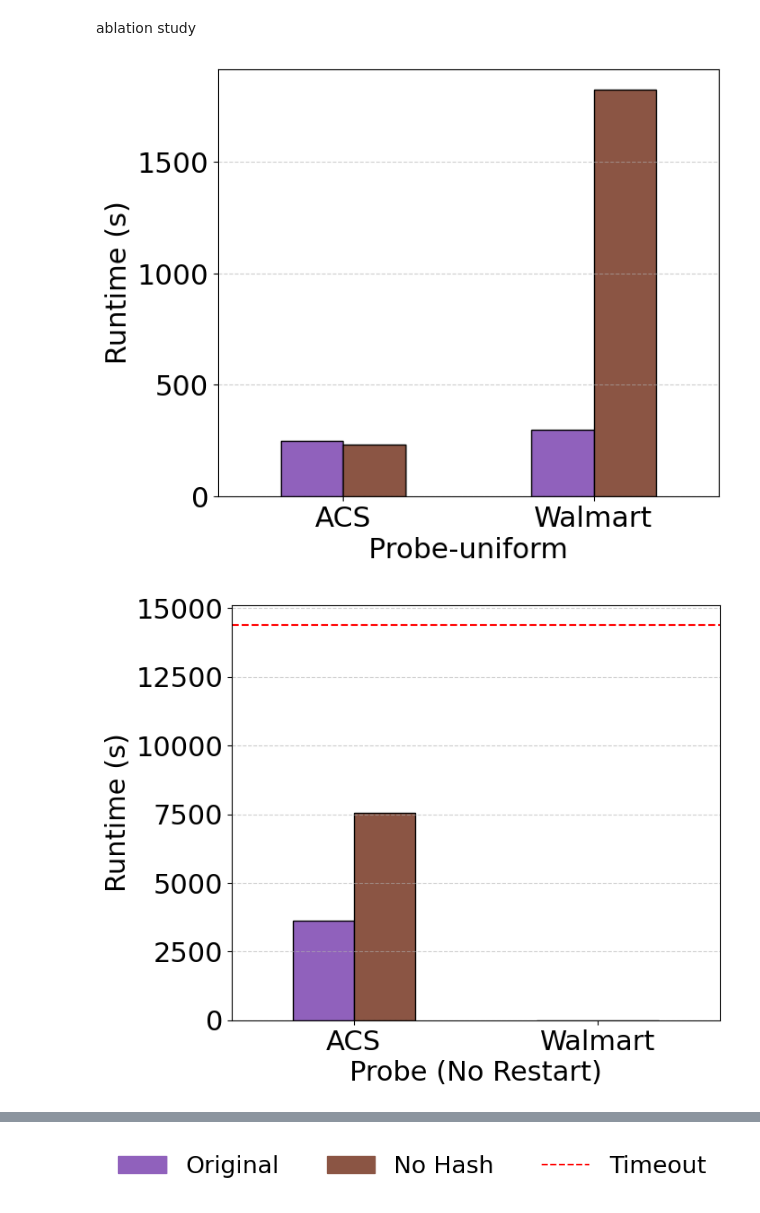
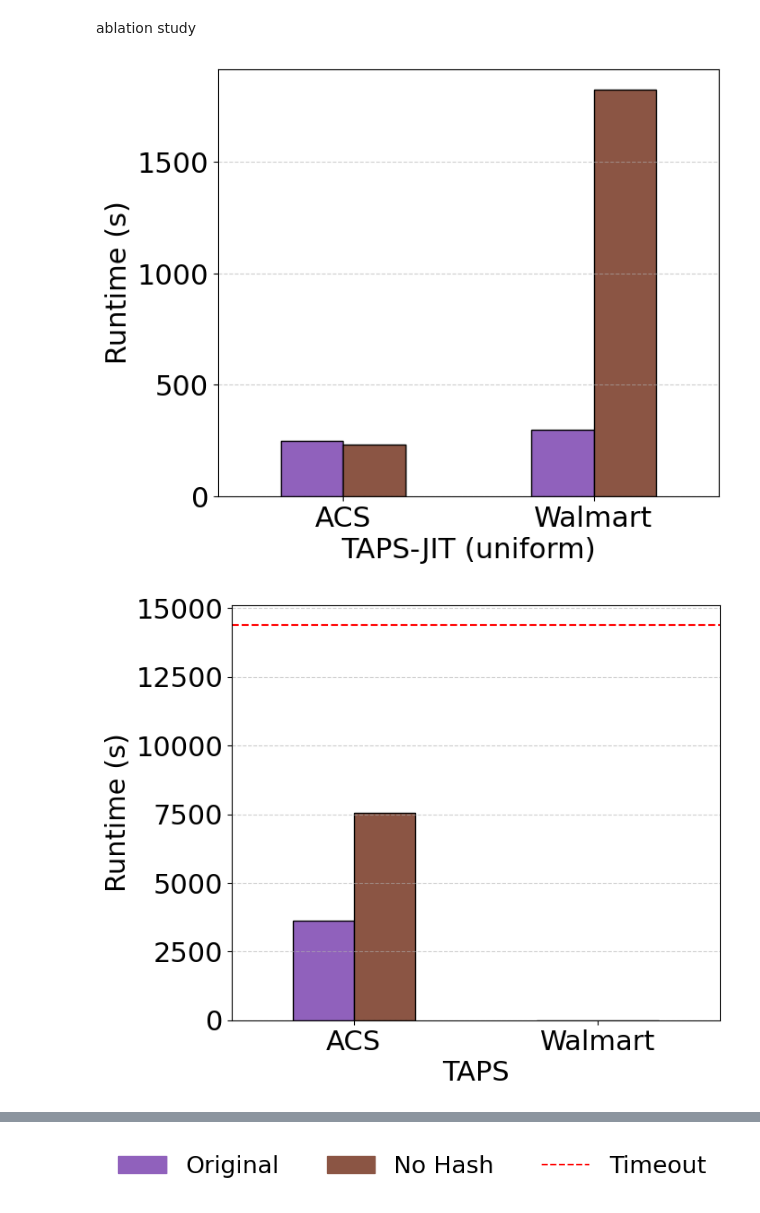
Before and after one commit to danielbarcohen-bot/ATE-shifting, a Jupyter notebook: graphs.ipynb, the cells around one changed output, grey strips where cells are left out. Drawn from its saved outputs; the diff is of its cells as text; code cells hidden in the pictures.

```diff
--- a/graphs.ipynb
+++ b/graphs.ipynb
@@ -32,6 +27,11 @@ probe_probs_with_restart_marker = '+'
 
 doublefig_width = 7
 doublefig_height = 6
+
+#algorithm names
+taps = 'TAPS'
+probe = 'TAPS-JIT'
+uniform = 'TAPS-JIT (uniform)'
 
 plt.rcParams.update({'font.size': 22})
 FONT_SIZE = 22
@@ -949,19 +949,19 @@ def draw_styled_bar(df, ax, title):
 draw_styled_bar(
     df_probe,
     ax1,
-    'Probe-uniform'
+    uniform
 )
 
 draw_styled_bar(
     df_probe_probs_no_restart,
     ax2,
-    'Probe (No Restart)'
+    taps
 )
 
 draw_styled_bar(
     df_probe_probs_with_restart,
     ax3,
-    'Probe (With Restart)'
+    probe
 )
 
 
@@ -974,32 +974,32 @@ for ax in [ax2, ax3]:#[ax1, ax2, ax3]:
     ax.axhline(
         y=TIMEOUT_VAL,
         color=timeout_color,
         linestyle='--',
         linewidth=1.5
     )
 
 
 # =====================================================
 # Save
 # =====================================================
 
 fig1.savefig(
     'ablation-probe.pdf',
     bbox_inches="tight",
     dpi=600
 )
 
 fig2.savefig(
     'ablation-probe-probs-no-restart.pdf',
     bbox_inches="tight",
     dpi=600
 )
 
 fig3.savefig(
     'ablation-probe-probs-with-restart.pdf',
     bbox_inches="tight",
     dpi=600
 )
 # %% [output]
-[figure, old version]
+[figure, new version]
-[figure, old version]
+[figure, new version]
```
Also changed, not shown: parts of 8 cells of this notebook.
